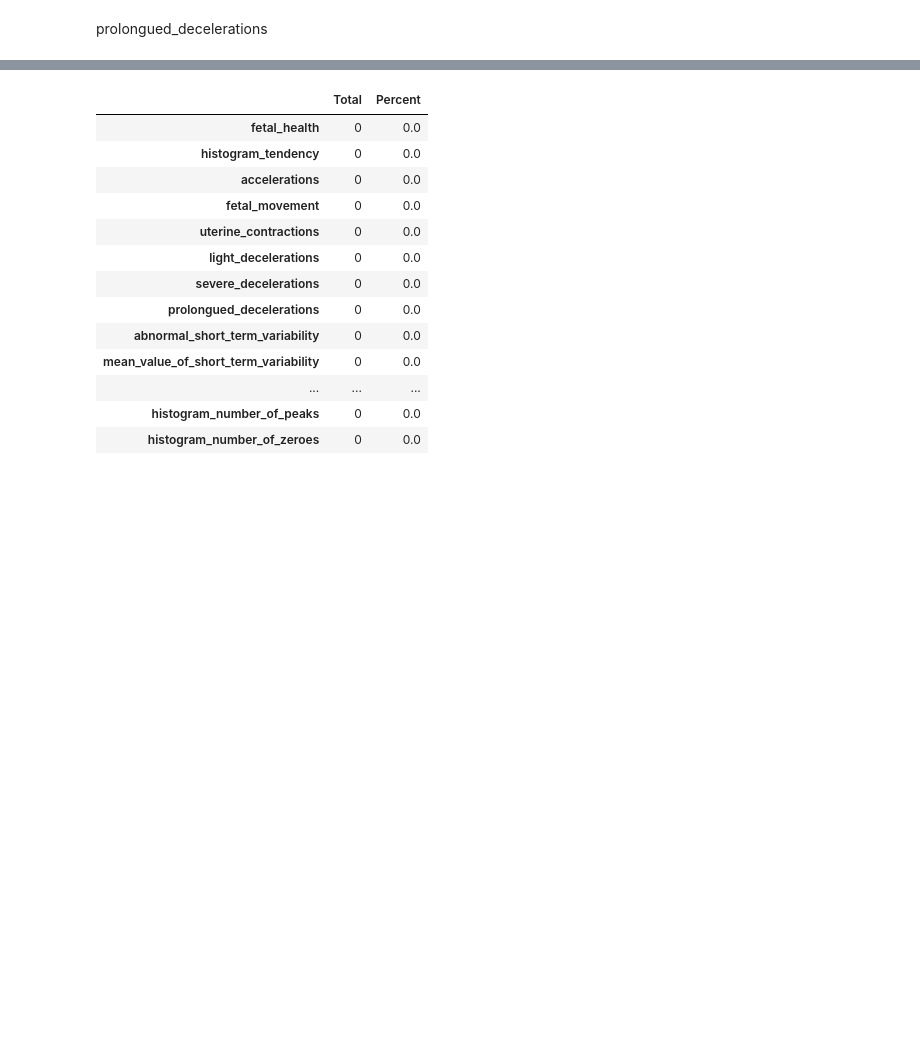
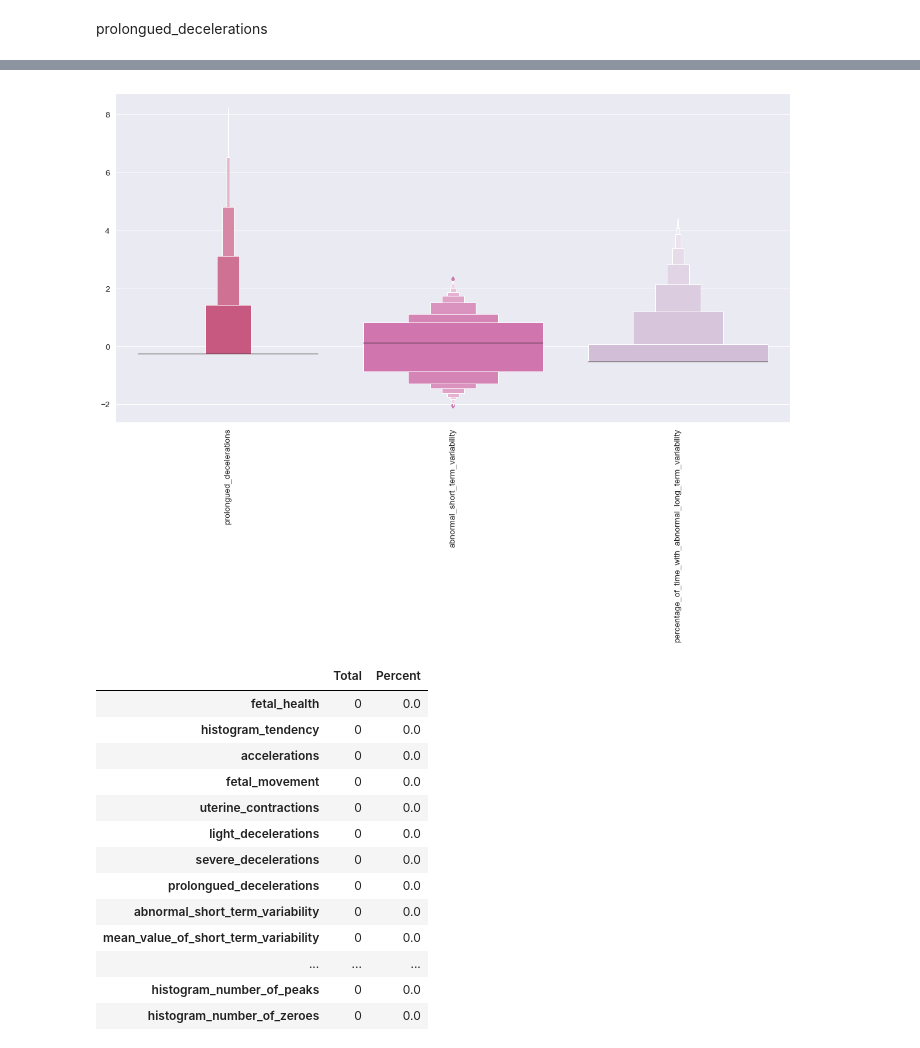
Before and after one commit to kimberashman/fetal-health, a Jupyter notebook: notebooks/1.0-initial-data-exploration.ipynb, the cells around one changed output, grey strips where cells are left out. Saved outputs shown, nothing was run; the diff lists cells and outputs as text; code cells hidden in the pictures; blank space fills up the shorter version.

```diff
--- a/notebooks/1.0-initial-data-exploration.ipynb
+++ b/notebooks/1.0-initial-data-exploration.ipynb
@@ -405,3 +392,20 @@ plt.show()
+# %%
+#Set up a standard scaler for the features
+from sklearn import preprocessing
+
+col_names = list(df_train[features].columns)
+sc = preprocessing.StandardScaler()
+X_s= sc.fit_transform(df_train[features])
+X_s = pd.DataFrame(X_s, columns=col_names)
+X_s.describe().T
+
+plt.figure(figsize=(20,10))
+
+sns.boxenplot(data = X_s,palette = colors)
+plt.xticks(rotation=90)
+plt.show()
+# %% [output]
+[figure, added]
 # %%
 #missing data
 total = df_train.isnull().sum().sort_values(ascending=False)
```
Also changed, not shown: parts of 11 cells of this notebook, 6 other files.
